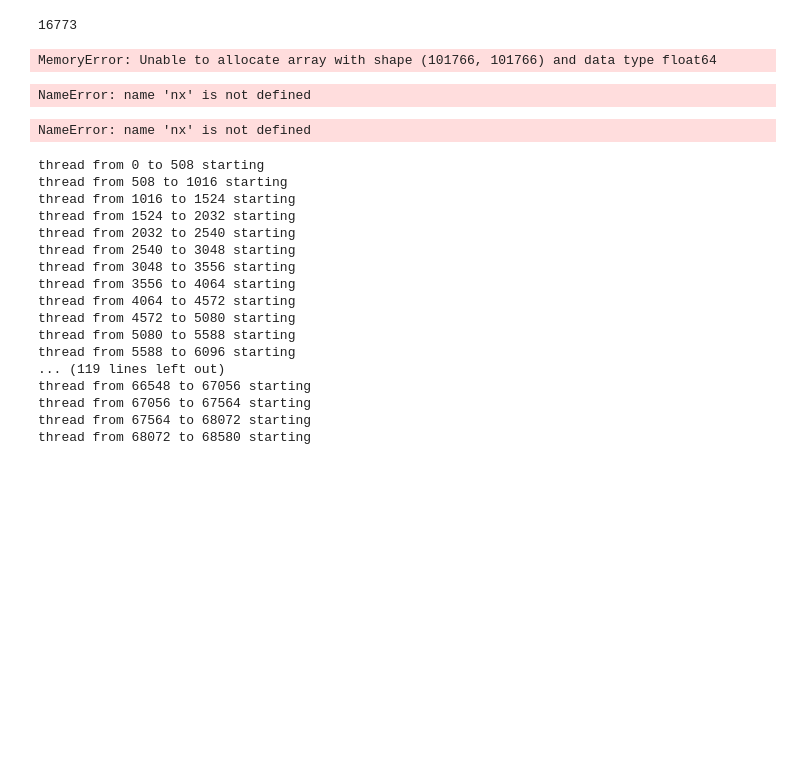
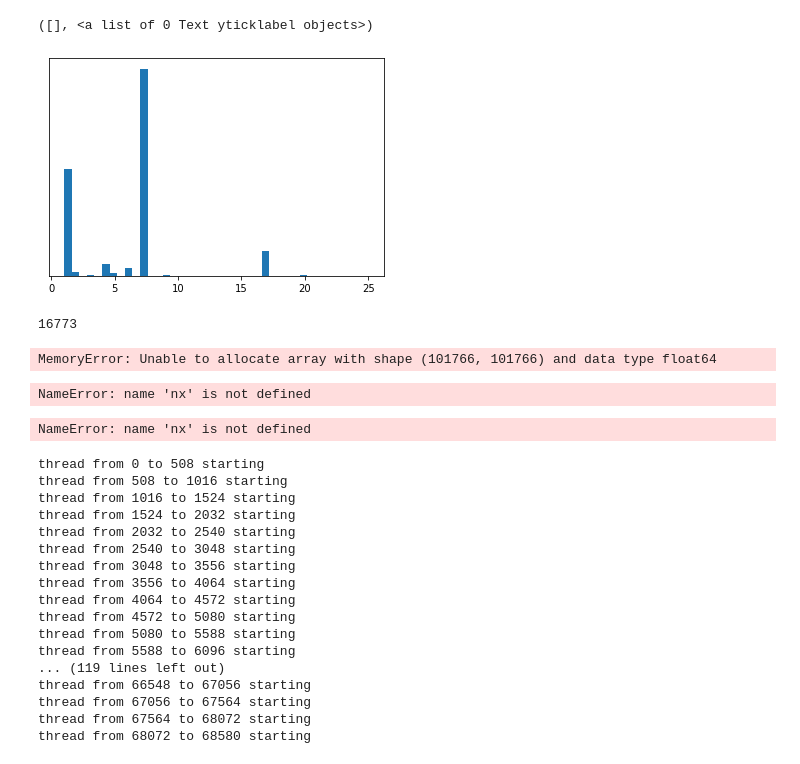
Before and after one commit to annakooperberg/DiabetesPredictionModel, a Jupyter notebook: anna/network_clustering.ipynb, the cells around one changed output. Drawn from its saved outputs; the diff is of its cells as text; code cells hidden in the pictures; blank space fills up the shorter version.

```diff
--- a/anna/network_clustering.ipynb
+++ b/anna/network_clustering.ipynb
@@ -9,0 +202,9 @@ data = pd.read_csv(filename).to_numpy()
+# %%
+n = []
+for i in data:
+    n.append(i[8])
+plt.hist(n, bins=40)
+plt.yticks([])
+# %% [output]
+([], <a list of 0 Text yticklabel objects>)
+[figure, added]
```
Also changed, not shown: parts of 13 cells of this notebook, 1 other file.
